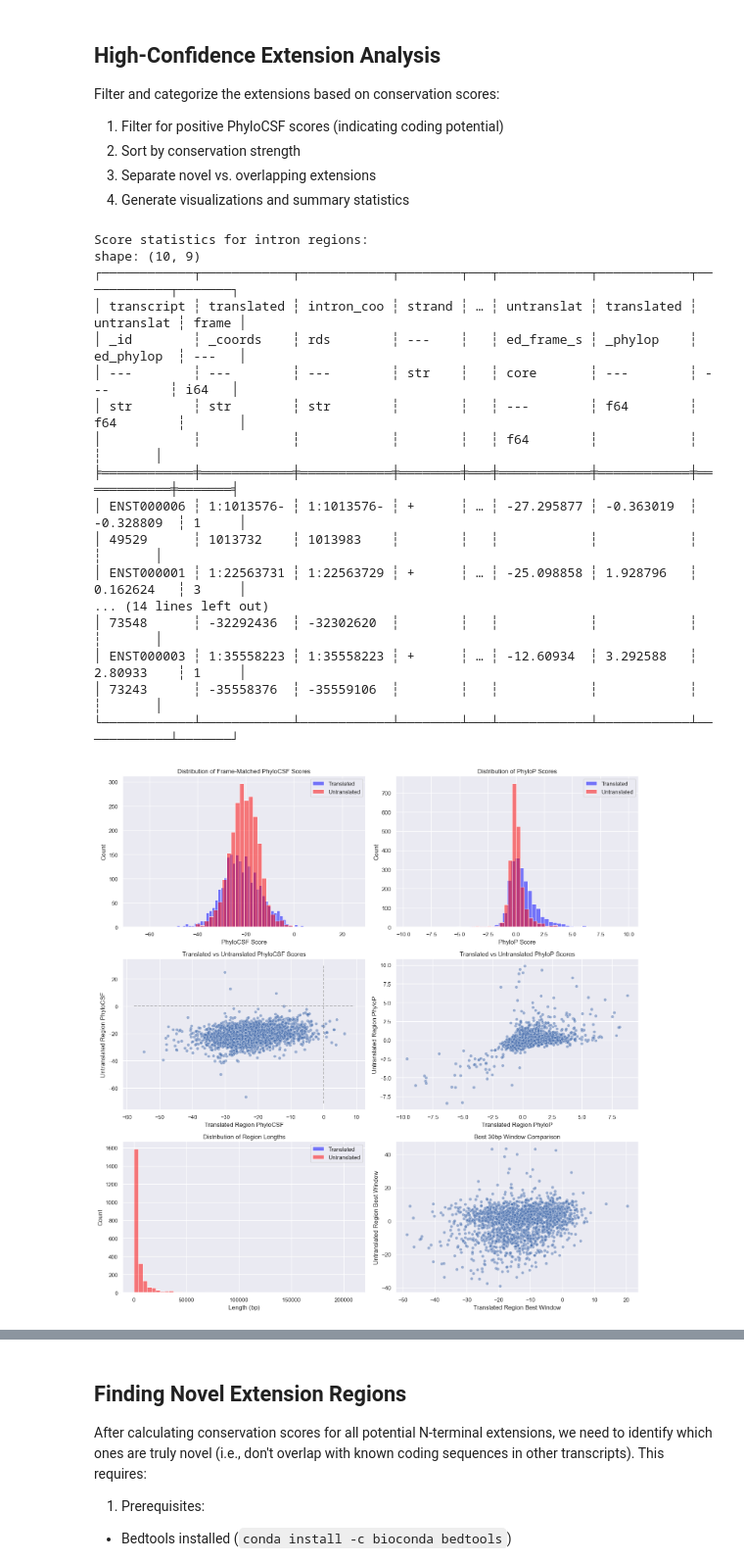
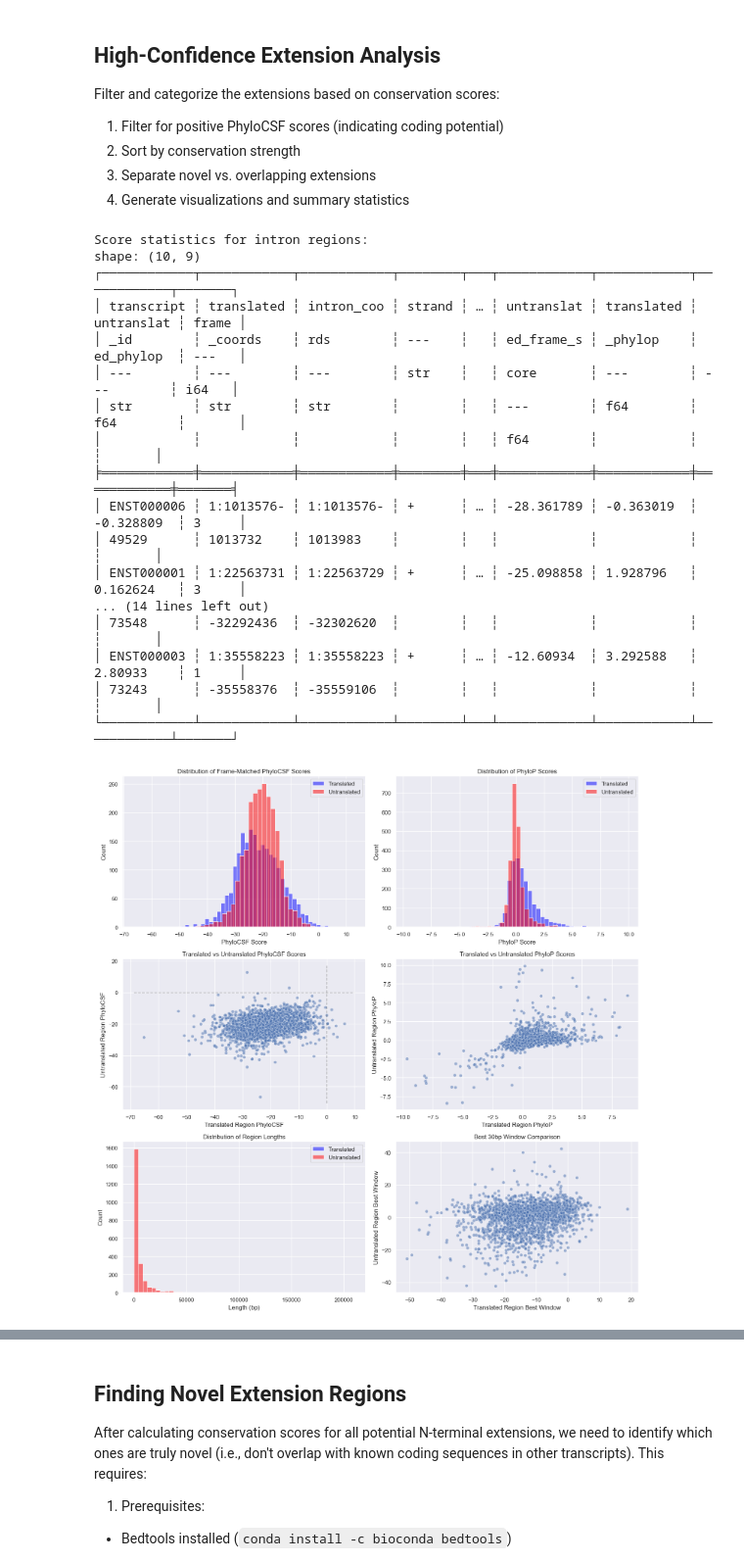
Before and after one commit to JackCurragh/translon-conservation, a Jupyter notebook: notebooks/Translated_Intron_extended_Conservation.ipynb, the cells around one changed output, grey strips where cells are left out. Shown at 98% size. Cells and saved outputs as stored; diff of their text form; code cells hidden in the pictures.

```diff
--- a/notebooks/Translated_Intron_extended_Conservation.ipynb
+++ b/notebooks/Translated_Intron_extended_Conservation.ipynb
@@ -53,19 +52,16 @@ Key parameters:
 - Output directory structure
 # %%
 # Define feature type
-FEATURE_TYPE = "INTRONIC_EXTENDED"  # One of: "NTE", "CTE", "INTRONIC"
+FEATURE_TYPE = "TRANSLATED_INTRONS"  # One of: "NTE", "CTE", "INTRONIC"
 
 # Set up directory structure
 BASE_DIR = Path("..")
 DATA_DIR = BASE_DIR / "data"
 RESULTS_DIR = BASE_DIR / "results" / FEATURE_TYPE.lower()
-BEDs = RESULTS_DIR / "bed"
-FIGs = RESULTS_DIR / "figures"
-TABLES = RESULTS_DIR / "tables"
 RESULTS_DIR.mkdir(parents=True, exist_ok=True)
-BEDs.mkdir(parents=True, exist_ok=True)
-FIGs.mkdir(parents=True, exist_ok=True)
-TABLES.mkdir(parents=True, exist_ok=True)
+for subdir in ["figures", "tables", "bed"]:
+   (RESULTS_DIR / subdir).mkdir(parents=True, exist_ok=True)
+
 
 # Input paths
 feature_path = DATA_DIR / "raw" / "intron_candidates_new.bed12"
@@ -331,7 +338,8 @@ def calculate_all_scores(feature_df, cds_introns_pl, conservation_tracker, conse
         current_metrics['intron_end'] = intron_dict['intron_end']
 
         # Calculate frame
-        frame = (row['thickStart'] - intron_dict['intron_start']) % 3 + 1
+        frame = (row['thickEnd']) % 3 + 1
+        print(row['thickStart'] - intron_dict['intron_start'], row['thickStart'], intron_dict['intron_start'])
         current_metrics['frame'] = frame
 
         # 1. Analyze translated region
@@ -668,6 +723,7 @@ plt.tight_layout()
 plt.show()
 
 # Modified BED file writer for our specific columns
+# Modified BED file writer for our specific columns
 def write_scored_bed(df, translated_col, untranslated_col, output_path, scale_factor=1000):
     """Write BED file with both translated and untranslated regions"""
 
@@ -747,6 +803,9 @@ def write_scored_bed(df, translated_col, untranslated_col, output_path, scale_fa
     print("\nFirst few lines of BED file:")
     print(combined_df.head())
 
+    return combined_df
+
+
 # Generate BED files for different score types
 date_str = datetime.now().strftime("%Y%m%d")
 for score_type, (translated_col, untranslated_col) in {
@@ -765,33 +824,33 @@ for col_pair in [
     ("translated_frame_score", "untranslated_frame_score"),
     ("translated_phylop", "untranslated_phylop"),
     ("translated_window_max", "untranslated_window_max")
 ]:
     for col in col_pair:
         if col in scored_df.columns:
             print(f"\n{col}:")
             print(f"Total values: {len(scored_df)}")
             print(f"Null values: {scored_df.filter(pl.col(col).is_null()).height}")
             print(f"NaN values: {scored_df.filter(pl.col(col).is_nan()).height}")
             print(f"Negative values: {scored_df.filter(pl.col(col) < 0).height}")
             print("Overall statistics:")
             print(scored_df.select(pl.col(col)).describe())
 # %% [output]
 Score statistics for intron regions:
 shape: (10, 9)
 ┌────────────┬────────────┬────────────┬────────┬───┬────────────┬────────────┬────────────┬───────┐
 │ transcript ┆ translated ┆ intron_coo ┆ strand ┆ … ┆ untranslat ┆ translated ┆ untranslat ┆ frame │
 │ _id        ┆ _coords    ┆ rds        ┆ ---    ┆   ┆ ed_frame_s ┆ _phylop    ┆ ed_phylop  ┆ ---   │
 │ ---        ┆ ---        ┆ ---        ┆ str    ┆   ┆ core       ┆ ---        ┆ ---        ┆ i64   │
 │ str        ┆ str        ┆ str        ┆        ┆   ┆ ---        ┆ f64        ┆ f64        ┆       │
 │            ┆            ┆            ┆        ┆   ┆ f64        ┆            ┆            ┆       │
 ╞════════════╪════════════╪════════════╪════════╪═══╪════════════╪════════════╪════════════╪═══════╡
-│ ENST000006 ┆ 1:1013576- ┆ 1:1013576- ┆ +      ┆ … ┆ -27.295877 ┆ -0.363019  ┆ -0.328809  ┆ 1     │
+│ ENST000006 ┆ 1:1013576- ┆ 1:1013576- ┆ +      ┆ … ┆ -28.361789 ┆ -0.363019  ┆ -0.328809  ┆ 3     │
 │ 49529      ┆ 1013732    ┆ 1013983    ┆        ┆   ┆            ┆            ┆            ┆       │
 │ ENST000001 ┆ 1:22563731 ┆ 1:22563729 ┆ +      ┆ … ┆ -25.098858 ┆ 1.928796   ┆ 0.162624   ┆ 3     │
 ... (14 lines left out)
 │ 73548      ┆ -32292436  ┆ -32302620  ┆        ┆   ┆            ┆            ┆            ┆       │
 │ ENST000003 ┆ 1:35558223 ┆ 1:35558223 ┆ +      ┆ … ┆ -12.60934  ┆ 3.292588   ┆ 2.80933    ┆ 1     │
 │ 73243      ┆ -35558376  ┆ -35559106  ┆        ┆   ┆            ┆            ┆            ┆       │
 └────────────┴────────────┴────────────┴────────┴───┴────────────┴────────────┴────────────┴───────┘
-[figure, old version]
+[figure, new version]
 Writing phylocsf BED file...
```
Also changed, not shown: parts of 7 cells of this notebook, 29 other files.
